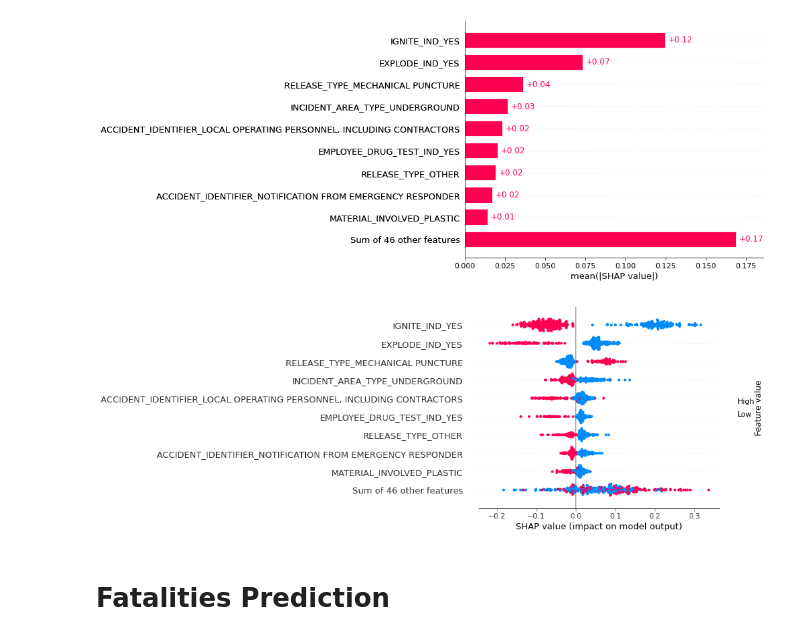
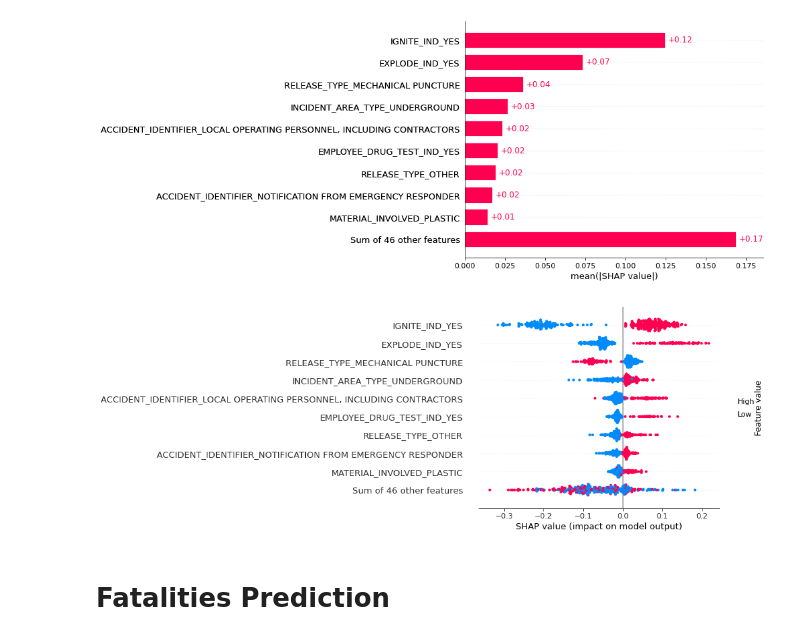
Before and after one commit to hyan46/pipeline_analysis, a Jupyter notebook: PHMSA/risk_analysis/risk_analysis.ipynb, the cells around one changed output. Saved outputs shown, nothing was run; the diff lists cells and outputs as text; code cells hidden in the pictures.

```diff
--- a/PHMSA/risk_analysis/risk_analysis.ipynb
+++ b/PHMSA/risk_analysis/risk_analysis.ipynb
@@ -173,9 +173,9 @@ shap.plots.bar(shap_values[:,:,0])
 # %% [output]
 [figure]
 # %%
-shap.plots.beeswarm(shap_values[:,:,0])
+shap.plots.beeswarm(shap_values[:,:,1])
 # %% [output]
-[figure, old version]
+[figure, new version]
 # %% [markdown]
 # Fatalities Prediction
 # %%
```
Also changed, not shown: parts of 6 cells of this notebook.
